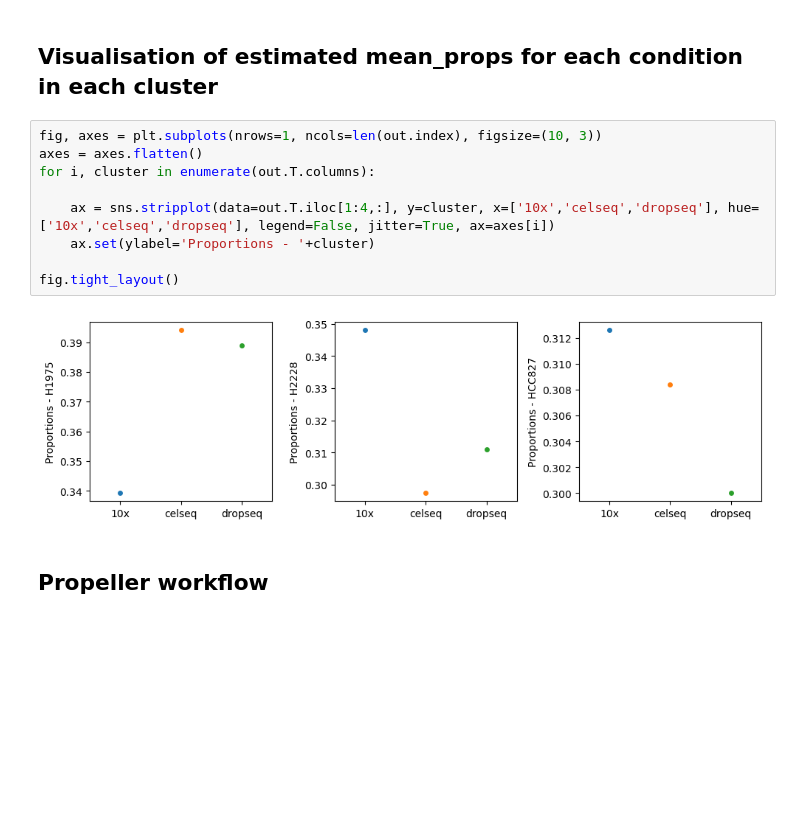
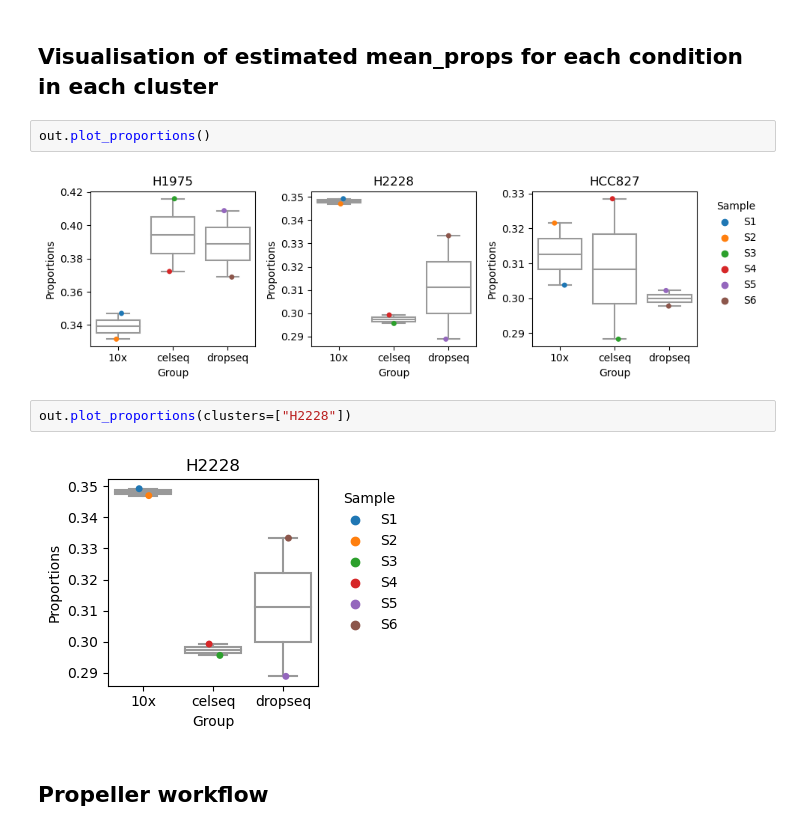
Before and after one commit to loosolab/scanpro, a Jupyter notebook: examples/proportion_analysis.ipynb, the cells around one changed output. Cells and saved outputs as stored; diff of their text form; blank space fills up the shorter version.

```diff
--- a/examples/proportion_analysis.ipynb
+++ b/examples/proportion_analysis.ipynb
@@ -67,17 +67,14 @@ Done!
 | HCC827 | 0.309779 | 0.312639 | 0.308394 | 0.300000 | 0.207697 | 0.812453 | ... |
 # %% [markdown]
 ## Visualisation of estimated mean_props for each condition in each cluster
-# %%
-fig, axes = plt.subplots(nrows=1, ncols=len(out.index), figsize=(10, 3))
-axes = axes.flatten()
-for i, cluster in enumerate(out.T.columns):
-
-    ax = sns.stripplot(data=out.T.iloc[1:4,:], y=cluster, x=['10x','celseq','dropseq'], hue=['10x','celseq','dropseq'], legend=False, jitter=True, ax=axes[i])
-    ax.set(ylabel='Proportions - '+cluster)
-
-fig.tight_layout()
-# %% [output]
-[figure, removed]
+# %%
+out.plot_proportions()
+# %% [output]
+[figure, added]
+# %%
+out.plot_proportions(clusters=["H2228"])
+# %% [output]
+[figure, added]
 # %% [markdown]
 ## Propeller workflow
 # %% [markdown]
```
Also changed, not shown: parts of 1 cell of this notebook, 2 other files.
